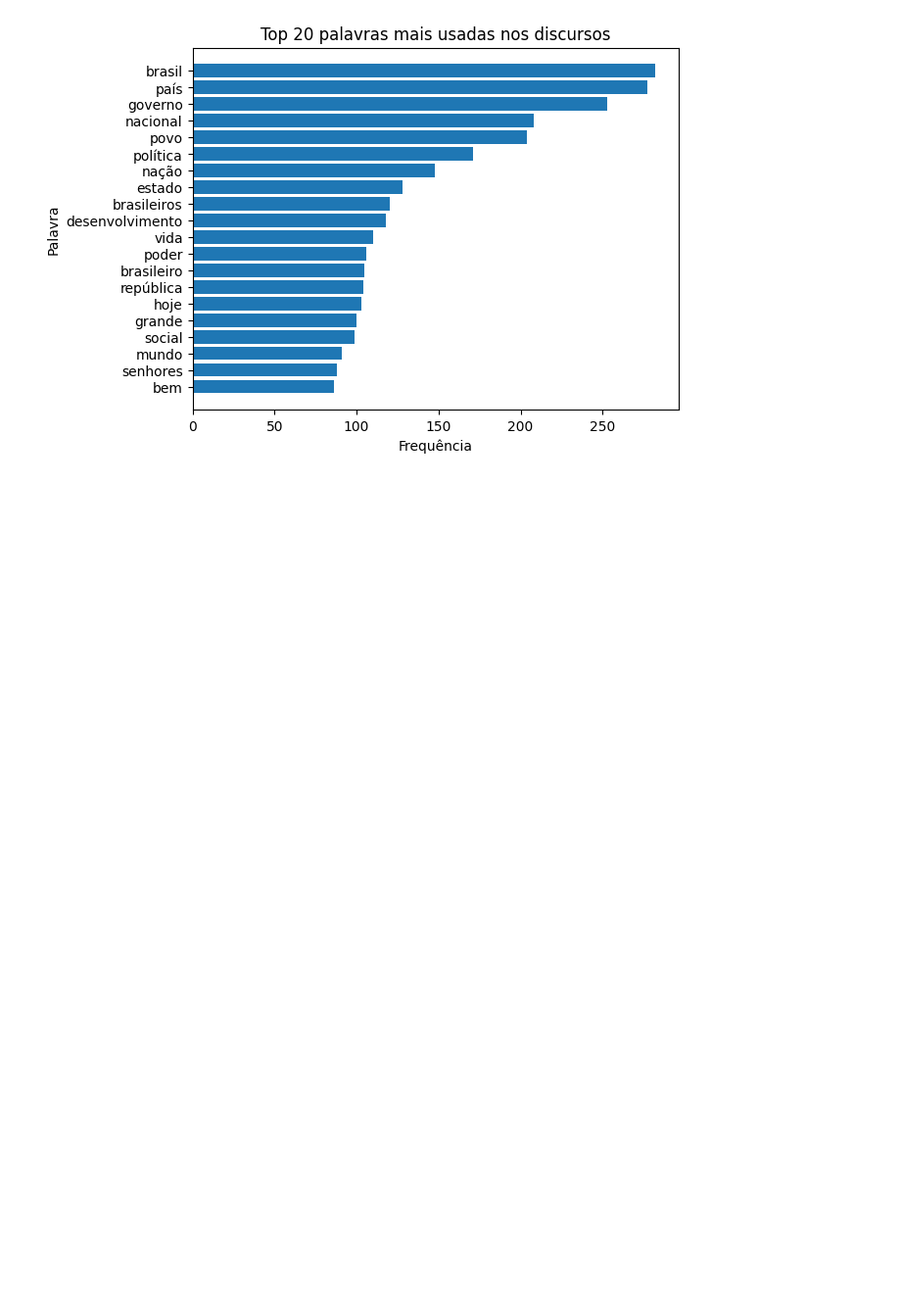
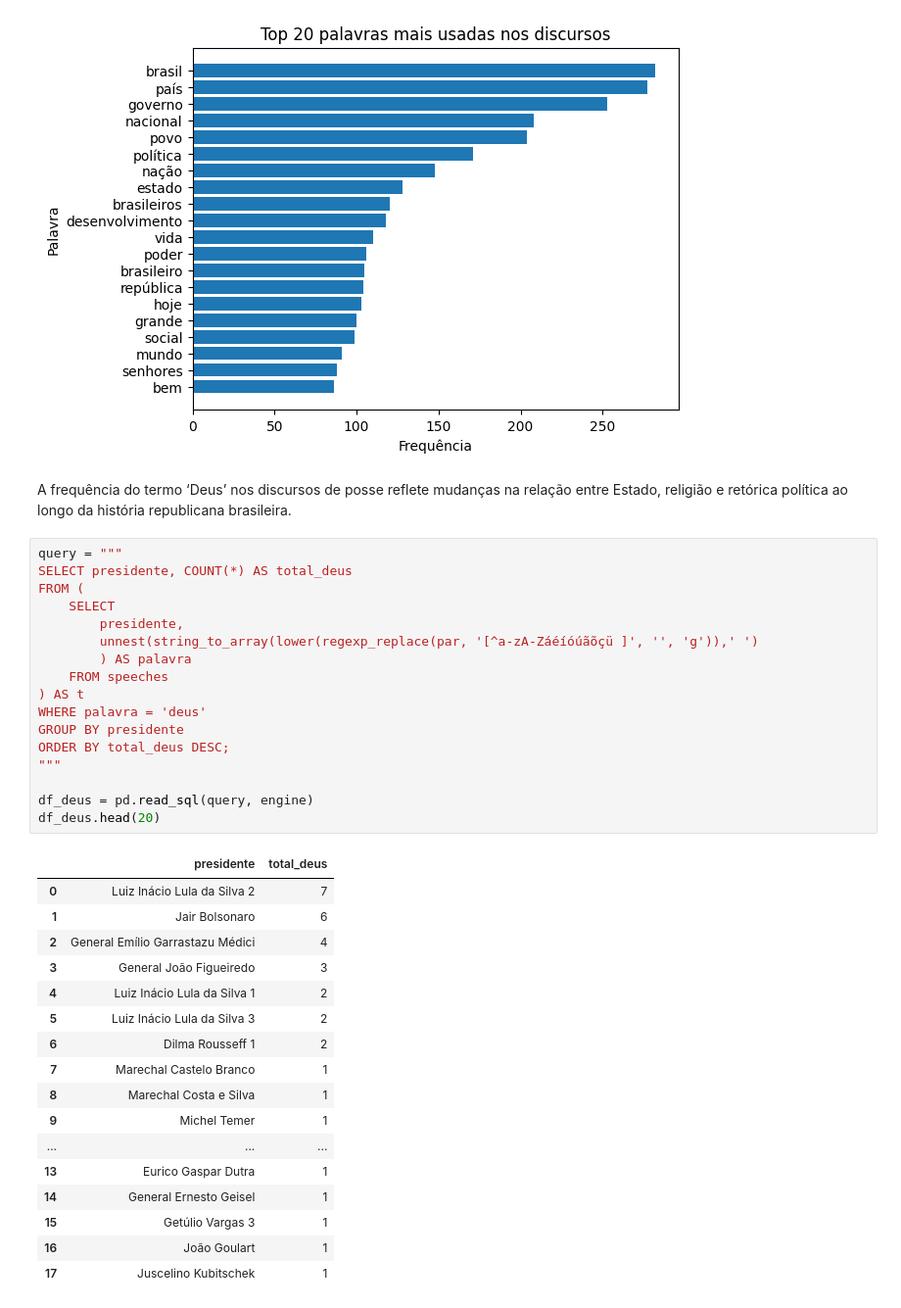
Before and after one commit to PhysicTeacherCode/Brazil-President-s-Speeches-Analysis, a Jupyter notebook: notebooks/01-exploratory.ipynb, the cells around one changed output. Shown at 98% size. Cells and saved outputs as stored; diff of their text form; blank space fills up the shorter version.

```diff
--- a/notebooks/01-exploratory.ipynb
+++ b/notebooks/01-exploratory.ipynb
@@ -150,3 +148,40 @@ df_clean = df[~df["palavra"].isin(STOPWORDS_PT)]
 plot_top_words(df_clean.head(20),"Top 20 palavras mais usadas nos discursos")
 # %% [output]
 [figure]
+# %% [markdown]
+A frequência do termo ‘Deus’ nos discursos de posse reflete mudanças na relação entre Estado, religião e retórica política ao longo da história republicana brasileira.
+# %%
+query = """
+SELECT presidente, COUNT(*) AS total_deus
+FROM (
+    SELECT
+        presidente,
+        unnest(string_to_array(lower(regexp_replace(par, '[^a-zA-Záéíóúãõçü ]', '', 'g')),' ')
+        ) AS palavra
+    FROM speeches
+) AS t
+WHERE palavra = 'deus'
+GROUP BY presidente
+ORDER BY total_deus DESC;
+"""
+
+df_deus = pd.read_sql(query, engine)
+df_deus.head(20)
+# %% [output]
+|  | presidente | total_deus |
+| 0 | Luiz Inácio Lula da Silva 2 | 7 |
+| 1 | Jair Bolsonaro | 6 |
+| 2 | General Emílio Garrastazu Médici | 4 |
+| 3 | General João Figueiredo | 3 |
+| 4 | Luiz Inácio Lula da Silva 1 | 2 |
+| 5 | Luiz Inácio Lula da Silva 3 | 2 |
+| 6 | Dilma Rousseff 1 | 2 |
+| 7 | Marechal Castelo Branco | 1 |
+| 8 | Marechal Costa e Silva | 1 |
+| 9 | Michel Temer | 1 |
+| ... | ... | ... |
+| 13 | Eurico Gaspar Dutra | 1 |
+| 14 | General Ernesto Geisel | 1 |
+| 15 | Getúlio Vargas 3 | 1 |
+| 16 | João Goulart | 1 |
+| 17 | Juscelino Kubitschek | 1 |
```
Also changed, not shown: parts of 1 cell of this notebook.
